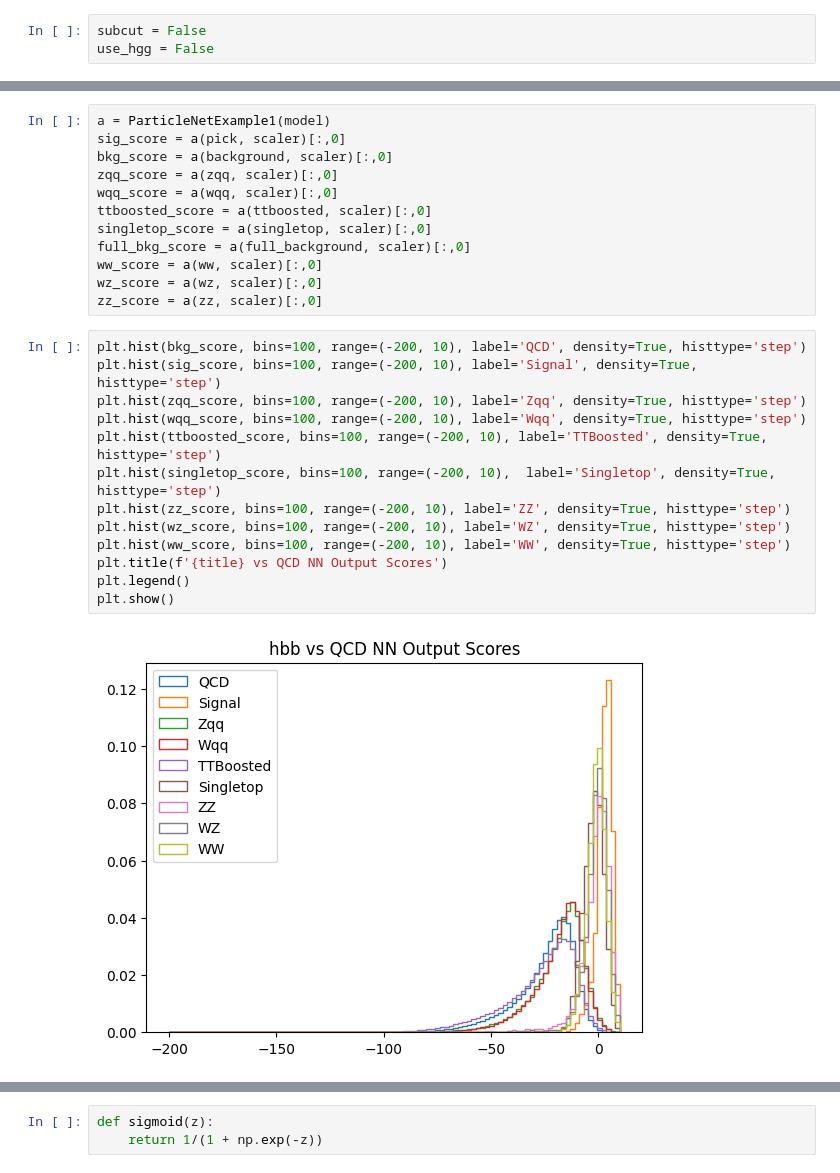
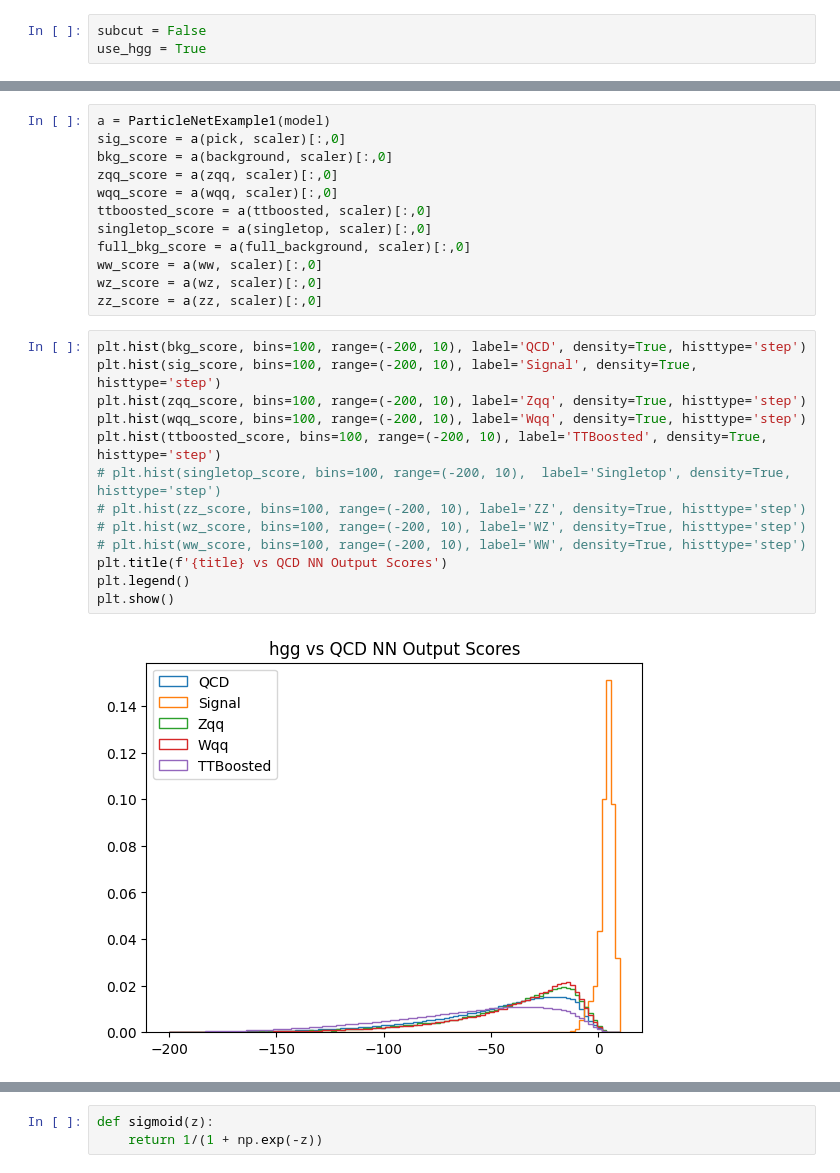
Before and after one commit to cmoore24-24/hgg, a Jupyter notebook: ml/ml_processor_work/check_other_backgrounds.ipynb, the cells around one changed output, grey strips where cells are left out. Saved outputs shown, nothing was run; the diff lists cells and outputs as text.

Commit message:
plotting setup for ML scores

```diff
--- a/ml/ml_processor_work/check_other_backgrounds.ipynb
+++ b/ml/ml_processor_work/check_other_backgrounds.ipynb
@@ -25,7 +32,7 @@ warnings.filterwarnings("ignore", "The necessary")
 warnings.filterwarnings("ignore",  module="coffea.*")
 # %%
 subcut = False
-use_hgg = False
+use_hgg = True
 # %%
 if (subcut == True) and (use_hgg == True):
     #Read in files with subjet cut
@@ -175,18 +182,18 @@ zz_score = a(zz, scaler)[:,0]
 # %%
 plt.hist(bkg_score, bins=100, range=(-200, 10), label='QCD', density=True, histtype='step')
 plt.hist(sig_score, bins=100, range=(-200, 10), label='Signal', density=True, histtype='step')
 plt.hist(zqq_score, bins=100, range=(-200, 10), label='Zqq', density=True, histtype='step')
 plt.hist(wqq_score, bins=100, range=(-200, 10), label='Wqq', density=True, histtype='step')
 plt.hist(ttboosted_score, bins=100, range=(-200, 10), label='TTBoosted', density=True, histtype='step')
-plt.hist(singletop_score, bins=100, range=(-200, 10),  label='Singletop', density=True, histtype='step')
-plt.hist(zz_score, bins=100, range=(-200, 10), label='ZZ', density=True, histtype='step')
-plt.hist(wz_score, bins=100, range=(-200, 10), label='WZ', density=True, histtype='step')
-plt.hist(ww_score, bins=100, range=(-200, 10), label='WW', density=True, histtype='step')
+# plt.hist(singletop_score, bins=100, range=(-200, 10),  label='Singletop', density=True, histtype='step')
+# plt.hist(zz_score, bins=100, range=(-200, 10), label='ZZ', density=True, histtype='step')
+# plt.hist(wz_score, bins=100, range=(-200, 10), label='WZ', density=True, histtype='step')
+# plt.hist(ww_score, bins=100, range=(-200, 10), label='WW', density=True, histtype='step')
 plt.title(f'{title} vs QCD NN Output Scores')
 plt.legend()
 plt.show()
 # %% [output]
-[figure, old version]
+[figure, new version]
 # %%
 plt.hist(bkg_score, bins=100, range=(-50, 10), label='QCD', density=True, histtype='step')
 plt.hist(sig_score, bins=100, range=(-50, 10), label='Signal', density=True, histtype='step')
```
Also changed, not shown: parts of 6 cells of this notebook, 5 other files.
